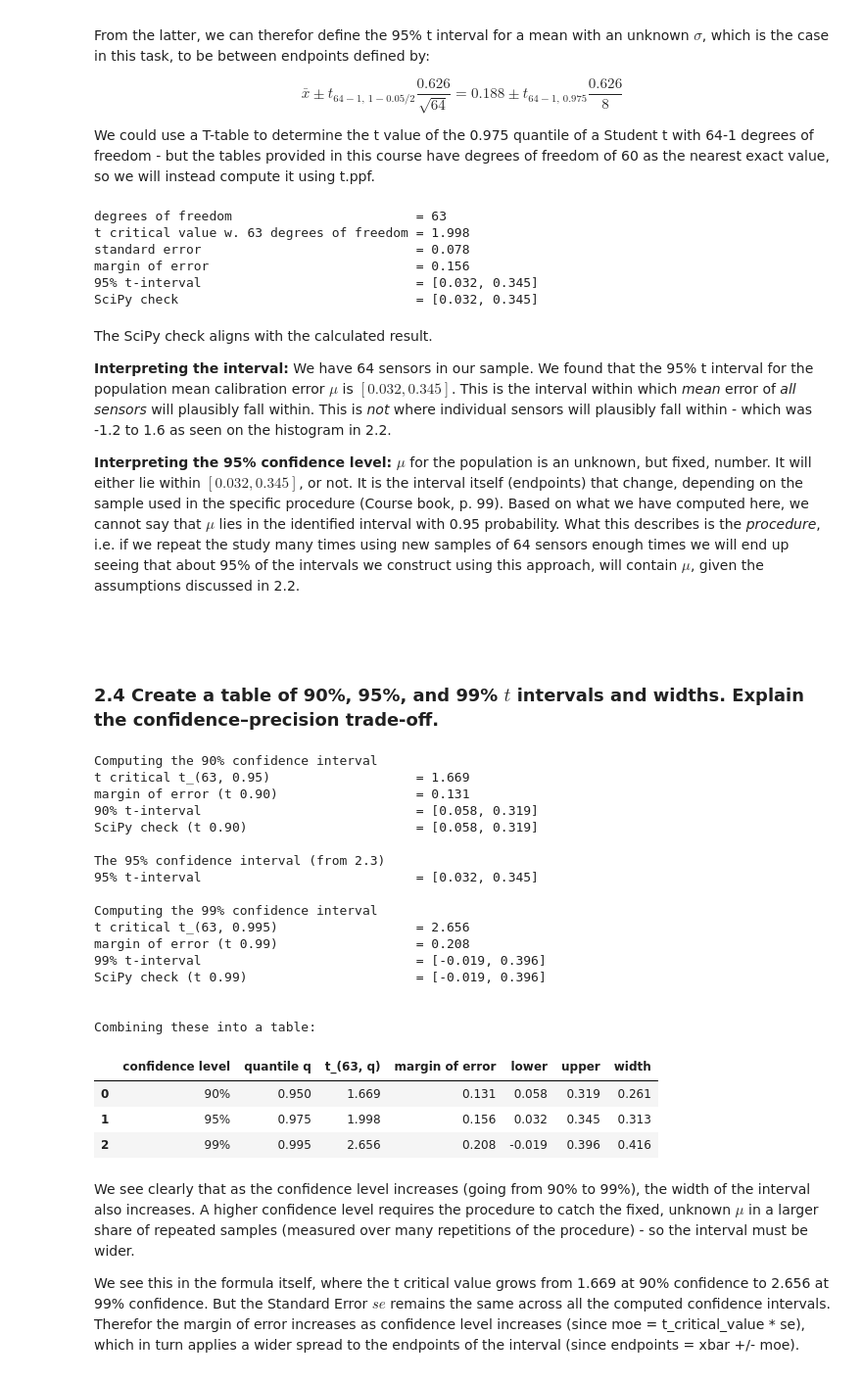
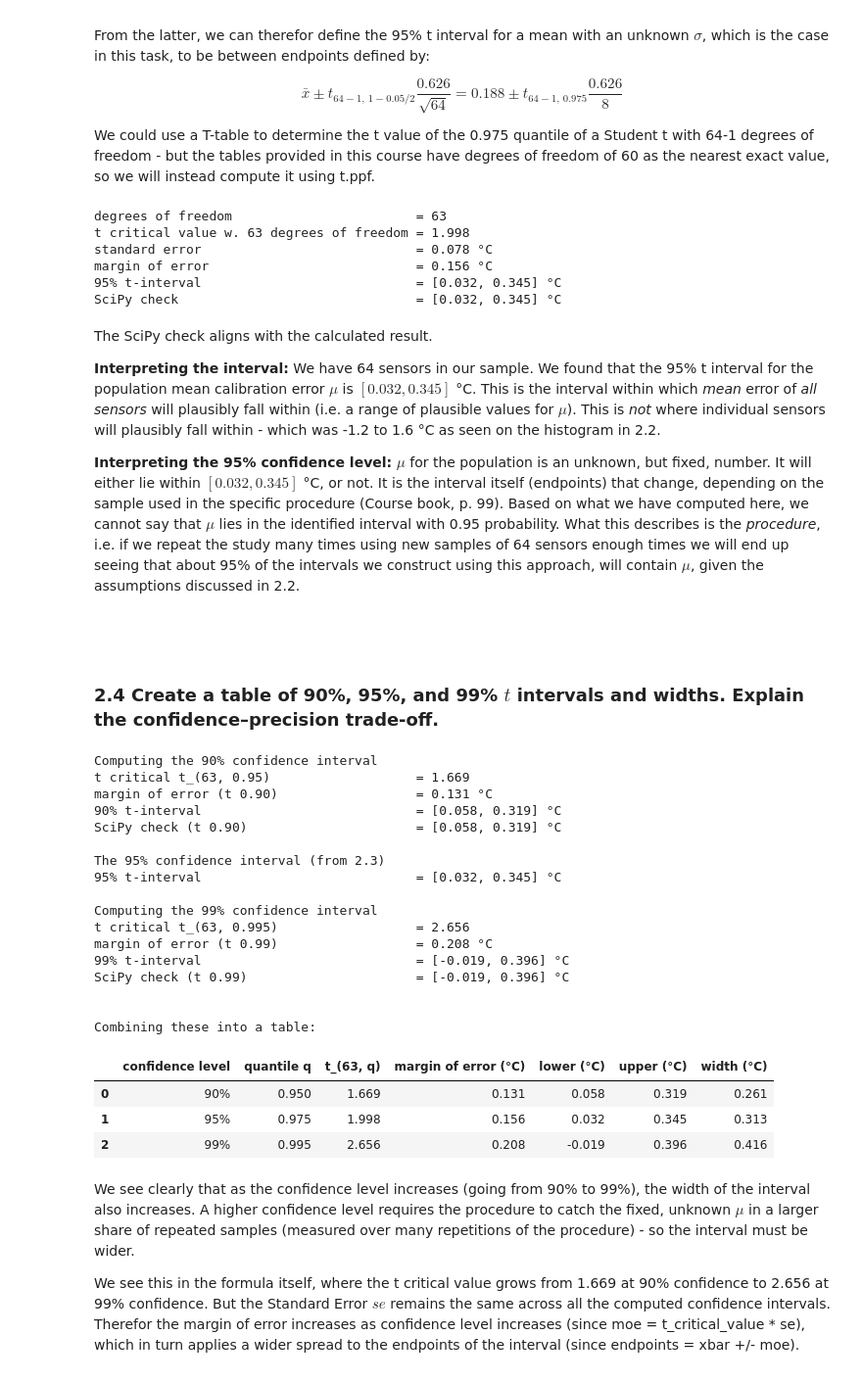
Before and after one commit to Dogmeat2000/sta1, a Jupyter notebook: assignment3/assignment3.ipynb, the cells around one changed output. Shown at 98% size. Drawn from its saved outputs; the diff is of its cells as text; code cells hidden in the pictures.

```diff
--- a/assignment3/assignment3.ipynb
+++ b/assignment3/assignment3.ipynb
@@ -268,34 +270,34 @@ print(f"degrees of freedom                        = {dof_t}")
 t_critical_value = t.ppf(0.975, dof_t)
 print(f"t critical value w. {dof_t} degrees of freedom = {t_critical_value:.3f}")
 
-print(f"standard error                            = {se:.3f}")
+print(f"standard error                            = {se:.3f} °C")
 
 margin_of_error = t_critical_value * se
-print(f"margin of error                           = {margin_of_error:.3f}")
+print(f"margin of error                           = {margin_of_error:.3f} °C")
 
 confidence_interval_low_end = xbar - margin_of_error
 confidence_interval_high_end = xbar + margin_of_error
 
-print(f"95% t-interval                            = [{confidence_interval_low_end:.3f}, {confidence_interval_high_end:.3f}]")
+print(f"95% t-interval                            = [{confidence_interval_low_end:.3f}, {confidence_interval_high_end:.3f}] °C")
 
 # Checking with scipy:
 # Note that this uses scale as the standard error (not as s) and we just pass the 0.95 directly.
 confidence_interval_scipy = t.interval(0.95, dof_t, loc=xbar, scale=se)
-print(f"SciPy check                               = [{confidence_interval_scipy[0]:.3f}, {confidence_interval_scipy[1]:.3f}]")
+print(f"SciPy check                               = [{confidence_interval_scipy[0]:.3f}, {confidence_interval_scipy[1]:.3f}] °C")
 # %% [output]
 degrees of freedom                        = 63
 t critical value w. 63 degrees of freedom = 1.998
-standard error                            = 0.078
-margin of error                           = 0.156
-95% t-interval                            = [0.032, 0.345]
-SciPy check                               = [0.032, 0.345]
+standard error                            = 0.078 °C
+margin of error                           = 0.156 °C
+95% t-interval                            = [0.032, 0.345] °C
+SciPy check                               = [0.032, 0.345] °C
 # %% [markdown]
 The SciPy check aligns with the calculated result.
 
-**Interpreting the interval:** We have 64 sensors in our sample. We found that the 95% t interval for the population mean calibration error $\mu$ is $[0.032, 0.345]$.
-This is the interval within which *mean* error of *all sensors* will plausibly fall within. This is *not* where individual sensors will plausibly fall within - which was -1.2 to 1.6 as seen on the histogram in 2.2.
+**Interpreting the interval:** We have 64 sensors in our sample. We found that the 95% t interval for the population mean calibration error $\mu$ is $[0.032, 0.345]$ °C.
+This is the interval within which *mean* error of *all sensors* will plausibly fall within (i.e. a range of plausible values for $\mu$). This is *not* where individual sensors will plausibly fall within - which was -1.2 to 1.6 °C as seen on the histogram in 2.2.
 
-**Interpreting the 95% confidence level:** $\mu$ for the population is an unknown, but fixed, number. It will either lie within $[0.032, 0.345]$, or not. It is the interval itself (endpoints) that change, depending on the sample used in the specific procedure (Course book, p. 99). Based on what we have computed here, we cannot say that $\mu$ lies in the identified interval with 0.95 probability. What this describes is the *procedure*, i.e. if we repeat the study many times using new samples of 64 sensors enough times we will end up seeing that about 95% of the intervals we construct using this approach, will contain $\mu$, given the assumptions discussed in 2.2.
+**Interpreting the 95% confidence level:** $\mu$ for the population is an unknown, but fixed, number. It will either lie within $[0.032, 0.345]$ °C, or not. It is the interval itself (endpoints) that change, depending on the sample used in the specific procedure (Course book, p. 99). Based on what we have computed here, we cannot say that $\mu$ lies in the identified interval with 0.95 probability. What this describes is the *procedure*, i.e. if we repeat the study many times using new samples of 64 sensors enough times we will end up seeing that about 95% of the intervals we construct using this approach, will contain $\mu$, given the assumptions discussed in 2.2.
 # %% [markdown]
 <br><br>
 ### 2.4 Create a table of 90%, 95%, and 99% $t$ intervals and widths. Explain the confidence–precision trade-off.
@@ -307,22 +309,22 @@ t_critical_value_90 = t.ppf(1 - (0.1/2), dof_t)
 print(f"t critical t_({dof_t}, 0.95)                   = {t_critical_value_90:.3f}")
 
 margin_of_error_t_90 = t_critical_value_90 * se
-print(f"margin of error (t 0.90)                  = {margin_of_error_t_90:.3f}")
+print(f"margin of error (t 0.90)                  = {margin_of_error_t_90:.3f} °C")
 
 confidence_interval_t_90_low_end = xbar - margin_of_error_t_90
 confidence_interval_t_90_high_end = xbar + margin_of_error_t_90
 
-print(f"90% t-interval                            = [{confidence_interval_t_90_low_end:.3f}, {confidence_interval_t_90_high_end:.3f}]")
+print(f"90% t-interval                            = [{confidence_interval_t_90_low_end:.3f}, {confidence_interval_t_90_high_end:.3f}] °C")
 
 # Checking with scipy:
 # Note that this uses scale as the standard error (not as s) and we just pass the 0.90 directly.
 confidence_interval_scipy = t.interval(0.90, dof_t, loc=xbar, scale=se)
-print(f"SciPy check (t 0.90)                      = [{confidence_interval_scipy[0]:.3f}, {confidence_interval_scipy[1]:.3f}]")
+print(f"SciPy check (t 0.90)                      = [{confidence_interval_scipy[0]:.3f}, {confidence_interval_scipy[1]:.3f}] °C")
 
 # 95% Confidence interval
 # Already computed in 2.3.
 print("\nThe 95% confidence interval (from 2.3)")
-print(f"95% t-interval                            = [{confidence_interval_low_end:.3f}, {confidence_interval_high_end:.3f}]")
+print(f"95% t-interval                            = [{confidence_interval_low_end:.3f}, {confidence_interval_high_end:.3f}] °C")
 
 
 # 99% Confidence interval
@@ -331,49 +333,49 @@ t_critical_value_99 = t.ppf(1 - (0.01/2), dof_t)
 print(f"t critical t_({dof_t}, 0.995)                  = {t_critical_value_99:.3f}")
 
 margin_of_error_t_99 = t_critical_value_99 * se
-print(f"margin of error (t 0.99)                  = {margin_of_error_t_99:.3f}")
+print(f"margin of error (t 0.99)                  = {margin_of_error_t_99:.3f} °C")
 
 confidence_interval_t_99_low_end = xbar - margin_of_error_t_99
 confidence_interval_t_99_high_end = xbar + margin_of_error_t_99
 
-print(f"99% t-interval                            = [{confidence_interval_t_99_low_end:.3f}, {confidence_interval_t_99_high_end:.3f}]")
+print(f"99% t-interval                            = [{confidence_interval_t_99_low_end:.3f}, {confidence_interval_t_99_high_end:.3f}] °C")
 
 # Checking with scipy:
 # Note that this uses scale as the standard error (not as s) and we just pass the 0.99 directly.
 confidence_interval_scipy = t.interval(0.99, dof_t, loc=xbar, scale=se)
-print(f"SciPy check (t 0.99)                      = [{confidence_interval_scipy[0]:.3f}, {confidence_interval_scipy[1]:.3f}]\n\n")
+print(f"SciPy check (t 0.99)                      = [{confidence_interval_scipy[0]:.3f}, {confidence_interval_scipy[1]:.3f}] °C\n\n")
 
 # With the above calculations made, I had Claude Opus generate the following table - recalculating values as needed, since this can be easily verified against the value above.
 print(f"Combining these into a table:")
 rows = []
 for level in (0.90, 0.95, 0.99):
     q = 1 - (1 - level) / 2                 # 0.95, 0.975, 0.995
     t_crit = t.ppf(q, dof_t)
     moe = t_crit * se
     lo, hi = xbar - moe, xbar + moe
     rows.append({"confidence level": f"{level:.0%}", "quantile q": q,
-                 "t_(63, q)": t_crit, "margin of error": moe,
-                 "lower": lo, "upper": hi, "width": 2 * moe})
+                 "t_(63, q)": t_crit, "margin of error (°C)": moe,
+                 "lower (°C)": lo, "upper (°C)": hi, "width (°C)": 2 * moe})
 pd.DataFrame(rows).round(3)
 # %% [output]
 Computing the 90% confidence interval
 t critical t_(63, 0.95)                   = 1.669
-margin of error (t 0.90)                  = 0.131
-90% t-interval                            = [0.058, 0.319]
-SciPy check (t 0.90)                      = [0.058, 0.319]
+margin of error (t 0.90)                  = 0.131 °C
+90% t-interval                            = [0.058, 0.319] °C
+SciPy check (t 0.90)                      = [0.058, 0.319] °C
 
 The 95% confidence interval (from 2.3)
-95% t-interval                            = [0.032, 0.345]
+95% t-interval                            = [0.032, 0.345] °C
 
 Computing the 99% confidence interval
 t critical t_(63, 0.995)                  = 2.656
-margin of error (t 0.99)                  = 0.208
-99% t-interval                            = [-0.019, 0.396]
-SciPy check (t 0.99)                      = [-0.019, 0.396]
+margin of error (t 0.99)                  = 0.208 °C
+99% t-interval                            = [-0.019, 0.396] °C
+SciPy check (t 0.99)                      = [-0.019, 0.396] °C
 
 
 Combining these into a table:
-|  | confidence level | quantile q | t_(63, q) | margin of error | lower | upper | width |
+|  | confidence level | quantile q | t_(63, q) | margin of error (°C) | lower (°C) | upper (°C) | width (°C) |
 | 0 | 90% | 0.950 | 1.669 | 0.131 | 0.058 | 0.319 | 0.261 |
 | 1 | 95% | 0.975 | 1.998 | 0.156 | 0.032 | 0.345 | 0.313 |
 | 2 | 99% | 0.995 | 2.656 | 0.208 | -0.019 | 0.396 | 0.416 |
```
Also changed, not shown: parts of 10 cells of this notebook.
